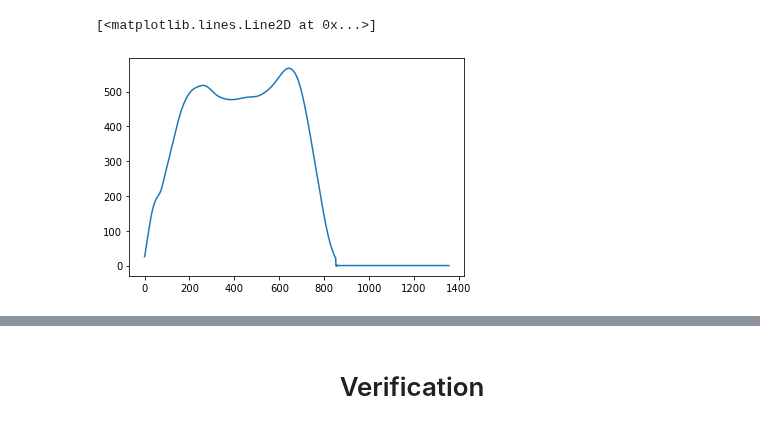
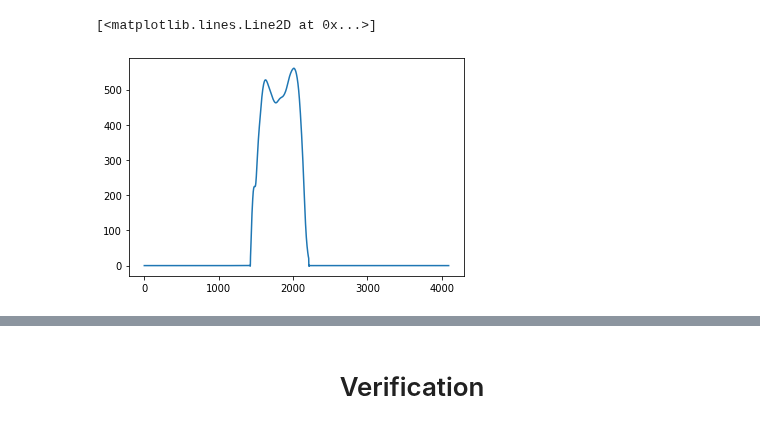
Before and after one commit to atick-faisal/GRF-Synthesis-from-Motion-Trajectories, a Jupyter notebook: src/preprocessing/process_dataset_2_alt.ipynb, the cells around one changed output, grey strips where cells are left out. Cells and saved outputs as stored; diff of their text form; code cells hidden in the pictures.

```diff
--- a/src/preprocessing/process_dataset_2_alt.ipynb
+++ b/src/preprocessing/process_dataset_2_alt.ipynb
@@ -21,5 +25,5 @@ TOE_HEIGTH_THRESHOLD = 40
 # %%
-class GrfFilter(object):
+class LowPassFilter(object):
     @staticmethod
     def butter_lowpass(cutoff, fs, order):
         nyq = 0.5 * fs
@@ -27,8 +31,8 @@ class GrfFilter(object):
         b, a = butter(order, normal_cutoff, btype='low', analog=False)
         return b, a
 
-    def apply(data, cutoff=10, fs=2000, order=2):
-        b, a = GrfFilter.butter_lowpass(cutoff, fs, order=order)
-        y = lfilter(b, a, data)
+    def apply(data, cutoff=6, fs=2000, order=2, axis=-1):
+        b, a = LowPassFilter.butter_lowpass(cutoff, fs, order=order)
+        y = lfilter(b, a, data, axis=axis)
         y = y - np.median(y)
         return y
@@ -35,6 +41,7 @@ class GrfFilter(object):
 # %%
 def standardize(x):
-    return (x - np.mean(x, axis=0)) / np.std(x, axis=0)
+    # return (x - np.mean(x, axis=0)) / np.std(x, axis=0)
+    return (x - np.min(x, axis=0)) / (np.max(x, axis=0) - np.min(x, axis=0))
 
 def require_positive(x):
     if x < 0:
@@ -66,7 +73,7 @@ def get_first_grf(x, swing_period):
     return temp[roi_start : roi_end]
 
 def get_processed_grf(grf, clip=False):
-    processed_grf = GrfFilter.apply(grf)
+    processed_grf = LowPassFilter.apply(grf, fs=2000, cutoff=20)
     if clip:
         processed_grf[processed_grf < FORCE_THRESHOLD] = 0
     return resample(processed_grf, N_SAMPLES * 4, axis=0).T
@@ -356,0 +146,2 @@ grf_start_r
+# %%
+path = '/home/ai/Python/GRF-Synthesis-from-Motion-Trajectories/Dataset/gait-dbase-2/Participant3/Raw_Data/V35/T1.c3d'
@@ -356,0 +158,6 @@ grf_start_r
+# %%
+trajectory_x_r, trajectory_y_r, trajectory_z_r = get_trajectories(content, 'right')
+trajectory_x_l, trajectory_y_l, trajectory_z_l = get_trajectories(content, 'left')
+
+force_x, force_y, force_z = get_force_plate_data(content)
+# swing_period_r, swing_period_l = get_swing_period(force_z)
@@ -357,5 +209,5 @@ grf_start_r
 # %%
-plt.plot(force_z_r_1)
+plt.plot(force_z[1])
 # %% [output]
 [<matplotlib.lines.Line2D at 0x...>]
-[figure, old version]
+[figure, new version]
```
Also changed, not shown: parts of 38 cells of this notebook, 5 other files.
